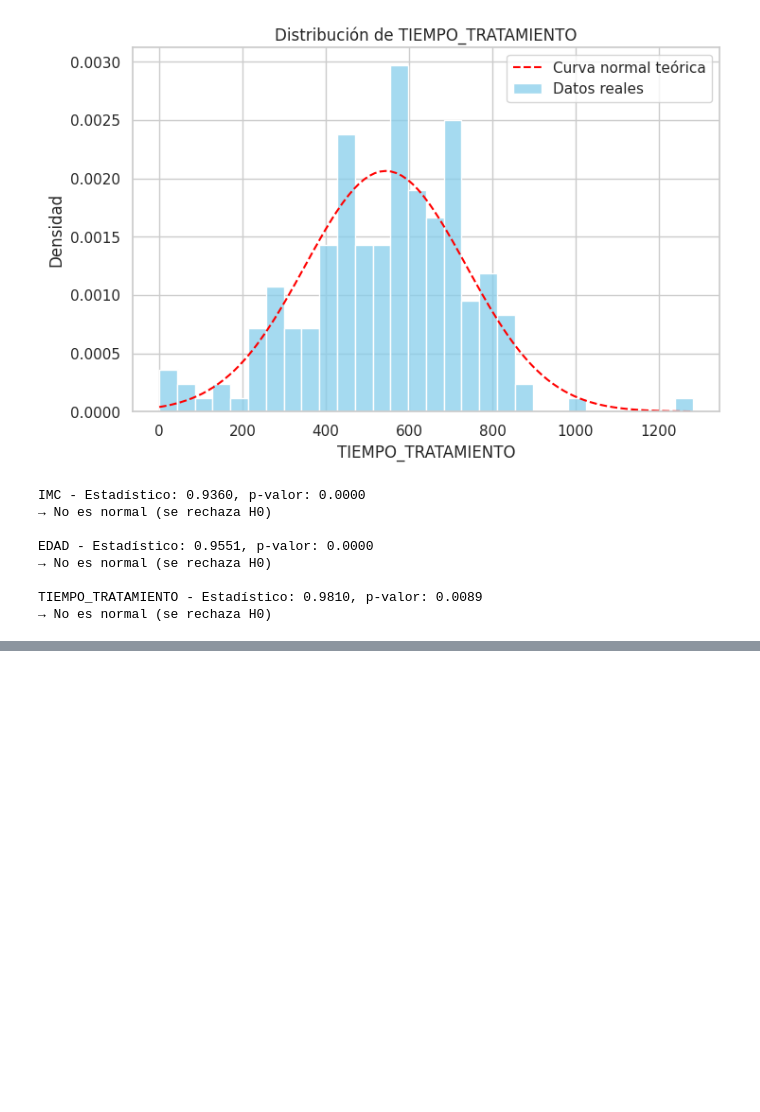
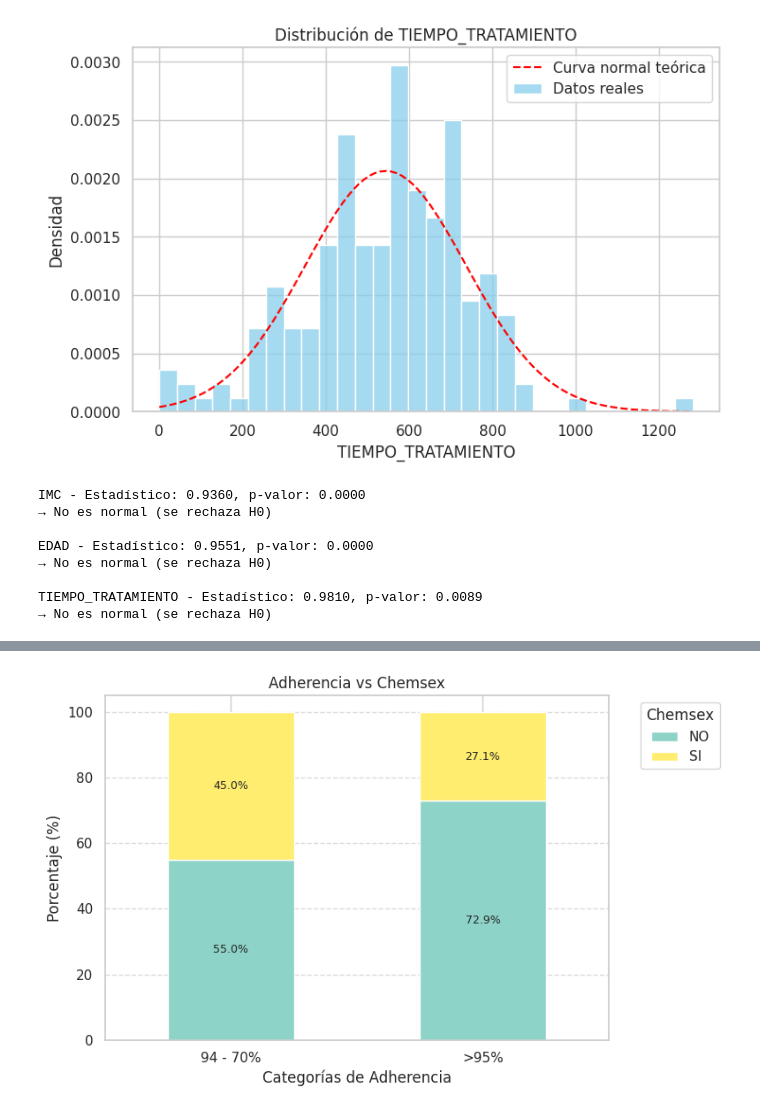
Before and after one commit to JanethGrimaldo/MC, a Jupyter notebook: ANALISIS_ESTADISTICO.ipynb, the cells around one changed output, grey strips where cells are left out. Cells and saved outputs as stored; diff of their text form; code cells hidden in the pictures; blank space fills up the shorter version.

```diff
--- a/ANALISIS_ESTADISTICO.ipynb
+++ b/ANALISIS_ESTADISTICO.ipynb
@@ -348,0 +606,4 @@ TIEMPO_TRATAMIENTO - Estadístico: 0.9810, p-valor: 0.0089
+# %%
+graficar_barras_apiladas('CHEMSEX_CATEG', 'Chemsex')
+# %% [output]
+[figure, added]
```
Also changed, not shown: parts of 27 cells of this notebook.
